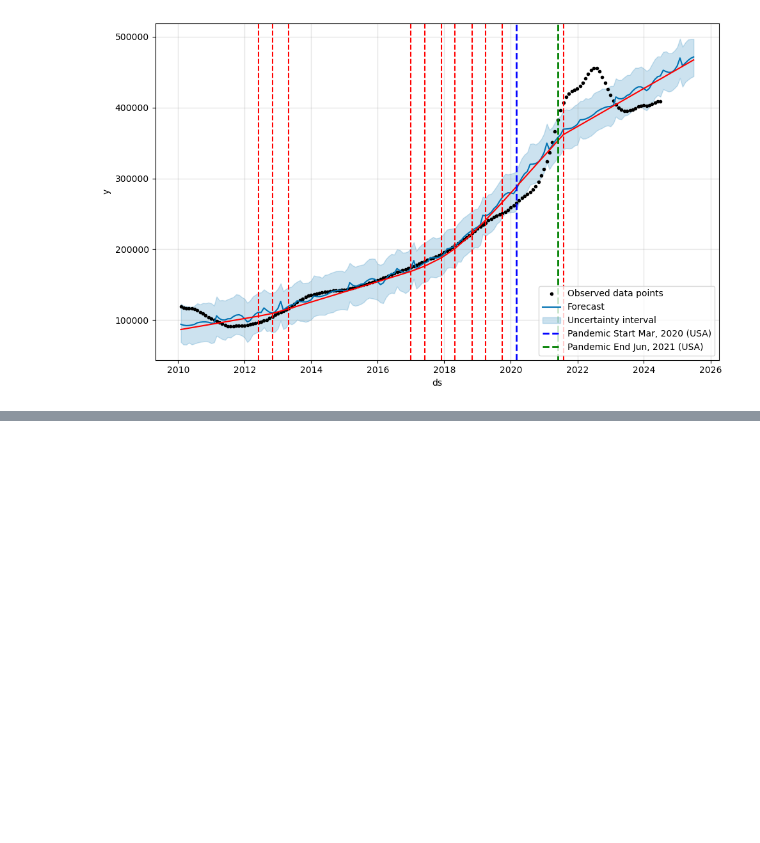
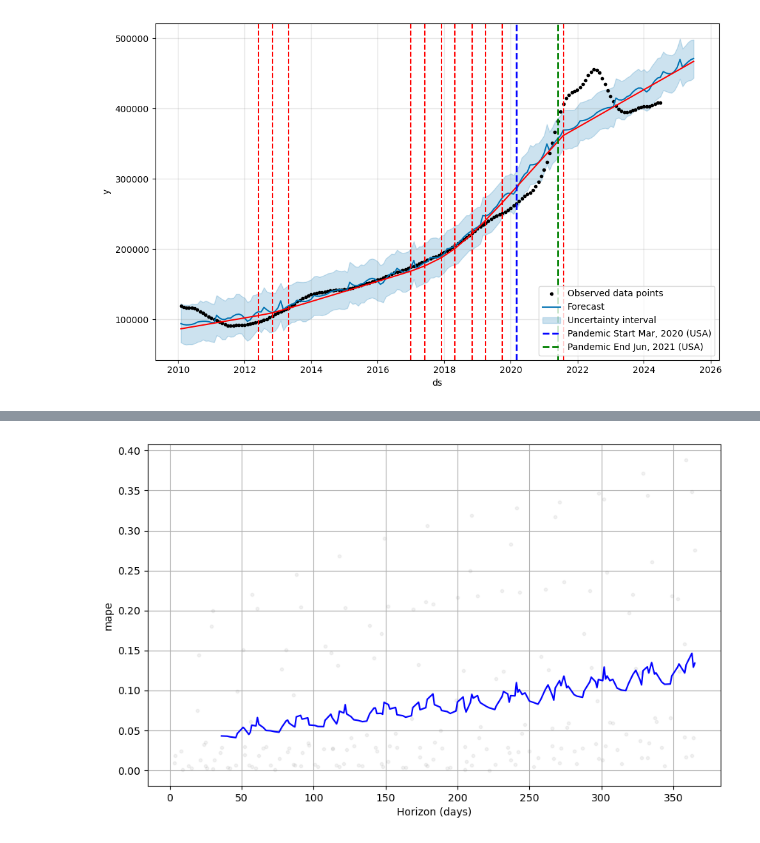
Before and after one commit to dfquinn23/Project_1, a Jupyter notebook: Zillow/top_counties_integ.ipynb, the cells around one changed output, grey strips where cells are left out. Drawn from its saved outputs; the diff is of its cells as text; code cells hidden in the pictures; blank space fills up the shorter version.

Commit message:
Added model performance.

```diff
--- a/Zillow/top_counties_integ.ipynb
+++ b/Zillow/top_counties_integ.ipynb
@@ -397,3 +402,12 @@ plt.legend()
 plt.show()
 # %% [output]
 [figure]
+# %%
+# Parameters for cross-validation
+initial = '72 Months'  # 6 years of data as the initial training set
+period = '6 Months'    # every 6 months a new forecast is made
+horizon = '12 Months'  # predicting 12 months ahead
+
+#df_cv = cross_validation(model_canyon_county, initial=initial, period=period, horizon=horizon)
+df_cv = cross_validation(model_canyon_county, initial='2190 days', period='180 days', horizon = '365 days')
+df_cv
@@ -399,0 +463,4 @@ plt.show()
+# %%
+fig = plot_cross_validation_metric(df_cv, metric='mape')
+# %% [output]
+[figure, added]
```
Also changed, not shown: parts of 6 cells of this notebook.
